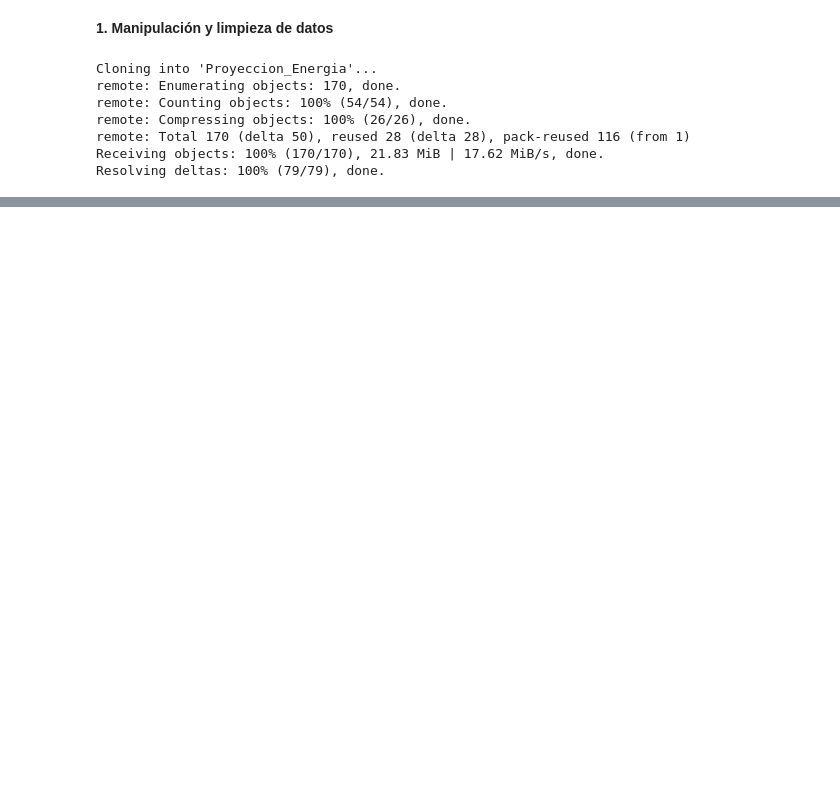
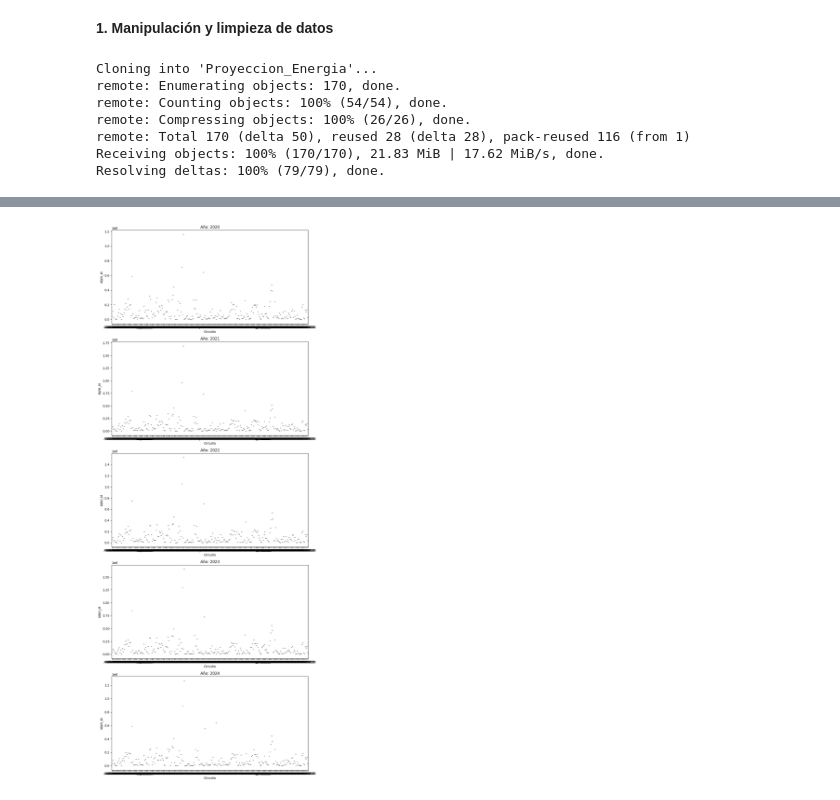
Before and after one commit to alvillegasru/Proyeccion_Energia, a Jupyter notebook: Cuaderno/ProyeccionDemanda.ipynb, the cells around one changed output, grey strips where cells are left out. Saved outputs shown, nothing was run; the diff lists cells and outputs as text; code cells hidden in the pictures; blank space fills up the shorter version.

```diff
--- a/Cuaderno/ProyeccionDemanda.ipynb
+++ b/Cuaderno/ProyeccionDemanda.ipynb
@@ -94,0 +82,5 @@ drive.mount('/content/gdrive',force_remount = True)
+# %%
+# Cargar base de datos .parquet
+energias = pd.read_parquet('/content/Proyeccion_Energia/Databases/DF_TRF.parquet')
+energias = energias[energias['CTO'] != 'JTG23L12'].reset_index(drop=True)
+energias.head()
@@ -94,0 +94,3 @@ drive.mount('/content/gdrive',force_remount = True)
+# %%
+energias_filtrado = energias.groupby(['CTO', 'ANIO']).agg({'KWH_M': 'sum'}).reset_index()
+energias_filtrado.head()
@@ -94,0 +104,3 @@ drive.mount('/content/gdrive',force_remount = True)
+# %%
+energias_filtrado['SUB'] = energias_filtrado['CTO'].str[:3]
+energias_filtrado.head()
@@ -94,0 +127,25 @@ drive.mount('/content/gdrive',force_remount = True)
+# %%
+# Extract unique years
+years = energias_filtrado['ANIO'].unique()
+
+# Create subplots for each year
+fig, axes = plt.subplots(len(years), 1, figsize=(10, 5 * len(years)))
+
+# Iterate through years and create plots
+for i, year in enumerate(years):
+  # Filter data for the current year
+  year_data = energias_filtrado[energias_filtrado['ANIO'] == year]
+
+  # Create violin plot for the current year
+  sns.violinplot(x='CTO', y='KWH_M', data=year_data, ax=axes[i])
+
+  # Set title and labels
+  axes[i].set_title(f'Año: {year}')
+  axes[i].set_xlabel('Circuito')
+  axes[i].set_ylabel('KWH_M')
+
+# Adjust layout and display plots
+plt.tight_layout()
+plt.show()
+# %% [output]
+[figure, added]
```
Also changed, not shown: parts of 10 cells of this notebook.
